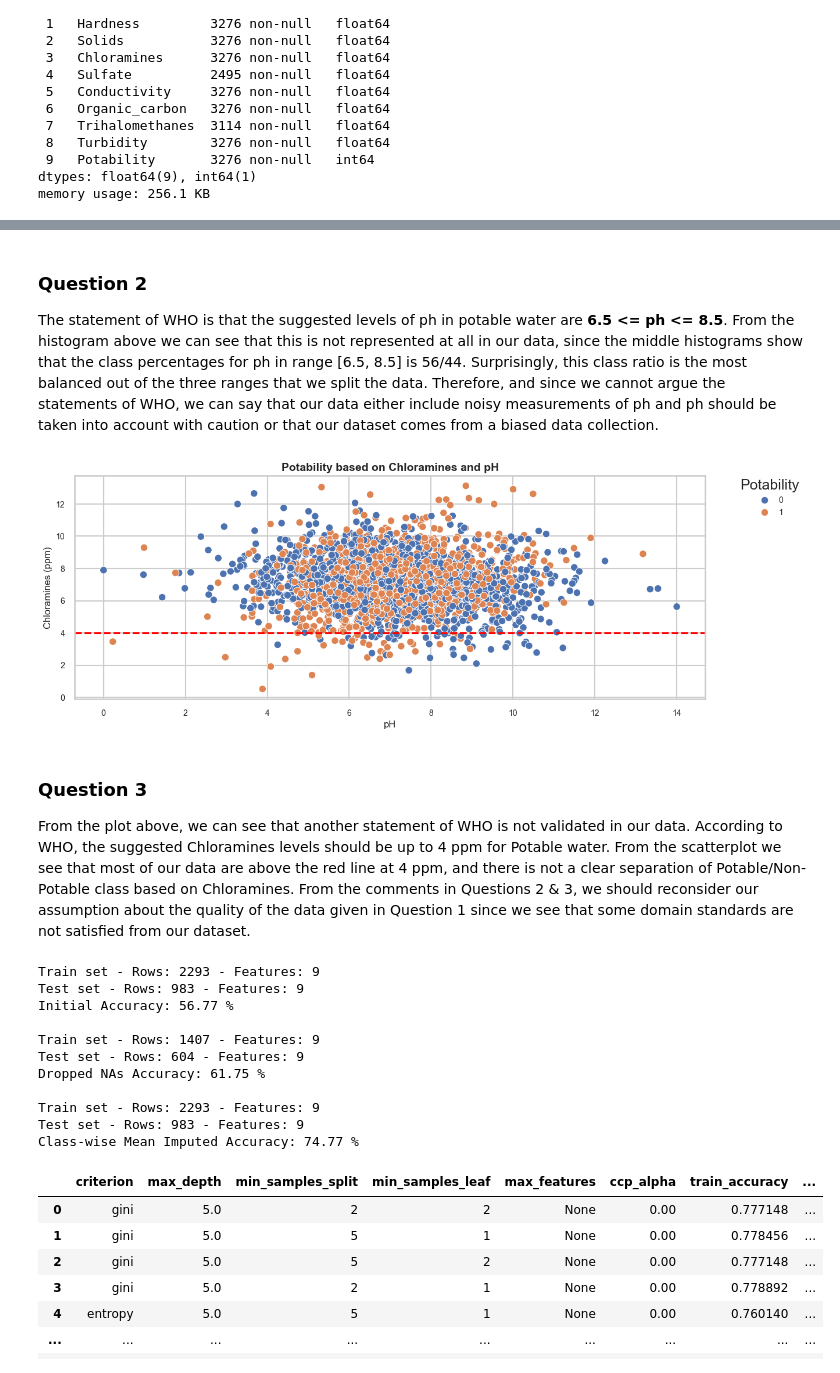
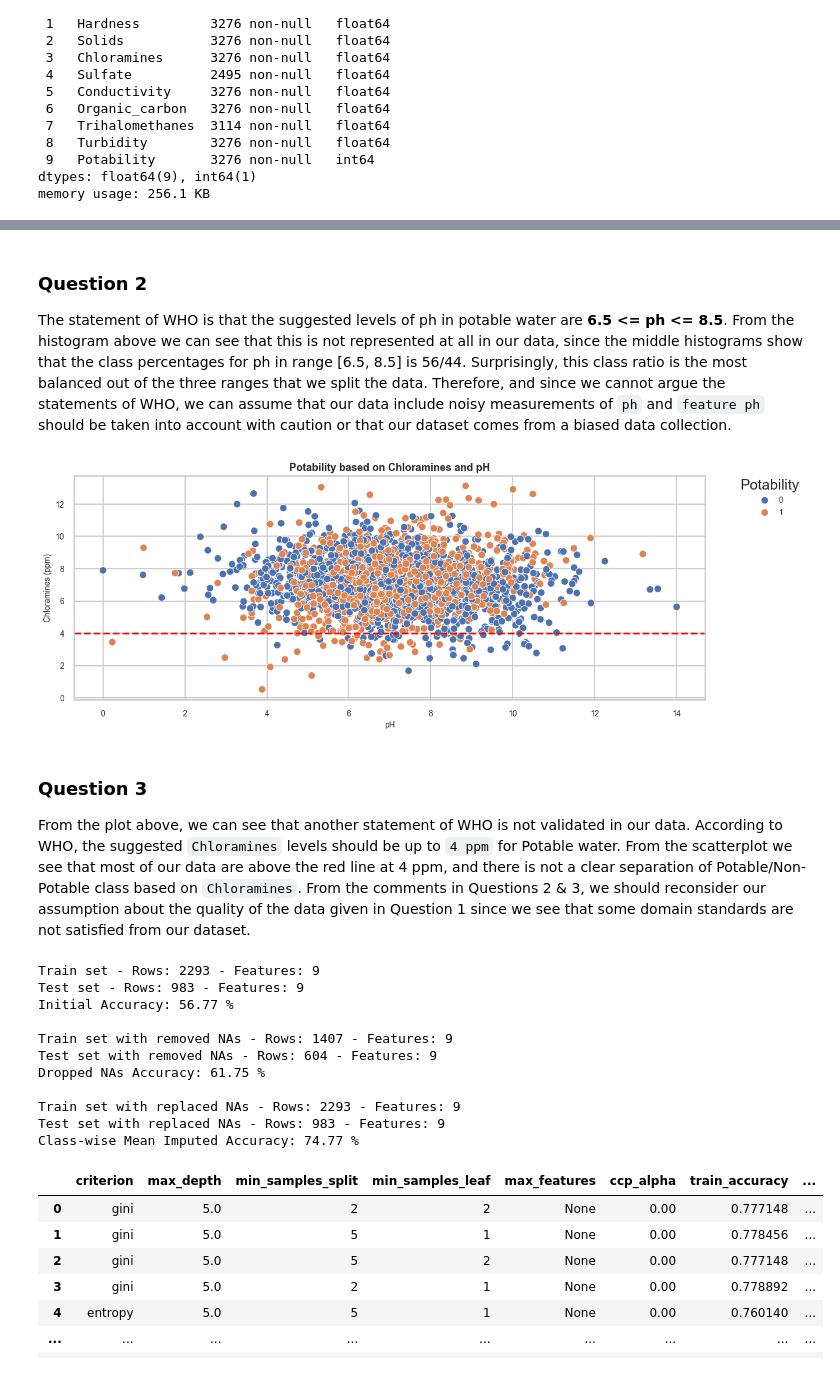
Before and after one commit to vagzikopis/DWS_ML, a Jupyter notebook: Exercise_2/water_analysis.ipynb, the cells around one changed output, grey strips where cells are left out. Saved outputs shown, nothing was run; the diff lists cells and outputs as text; code cells hidden in the pictures.

```diff
--- a/Exercise_2/water_analysis.ipynb
+++ b/Exercise_2/water_analysis.ipynb
@@ -1,5 +1,17 @@
 # %%
+import matplotlib.pyplot as plt
 import pandas as pd
+import seaborn as sns
+
+# Plot settings
+# Seaborn theme
+sns.set_theme(style="whitegrid", context="talk")
+palette = sns.color_palette("rocket")
+suptitle_fontsize = 14
+title_fontsize = 13
+axis_fontsize = 10
+label_fontsize = 10
+legend_fontsize = 10
 
 df = pd.read_csv("water_potability.csv")
 df.head()
@@ -209,37 +219,39 @@ df.drop(columns=["ph_range"], inplace=True)
 # %% [markdown]
 ### Question 2
 The statement of WHO is that the suggested levels of ph in potable water are **6.5 <= ph <= 8.5**.
-From the histogram above we can see that this is not represented at all in our data, since the middle histograms show that the class percentages for ph in range [6.5, 8.5] is 56/44. Surprisingly, this class ratio is the most balanced out of the three ranges that we split the data. Therefore, and since we cannot argue the statements of WHO, we can say that our data either include noisy measurements of ph and ph should be taken into account with caution or that our dataset comes from a biased data collection.
+From the histogram above we can see that this is not represented at all in our data, since the middle histograms show that the class percentages for ph in range [6.5, 8.5] is 56/44. Surprisingly, this class ratio is the most balanced out of the three ranges that we split the data. Therefore, and since we cannot argue the statements of WHO, we can assume that our data include noisy measurements of `ph` and `feature ph` should be taken into account with caution or that our dataset comes from a biased data collection.
 # %%
 plt.figure(figsize=(14, 5))
 sns.scatterplot(data=df, x="ph", y="Chloramines", hue="Potability")
 # Move legend outside the plot
 plt.legend(
     title="Potability",
     bbox_to_anchor=(1.05, 1),
     loc="upper left",
     borderaxespad=0,
     frameon=False,
-    fontsize=10,
+    fontsize=legend_fontsize,
 )
 plt.axhline(y=4, color="red", linestyle="--")
-plt.title("Potability based on Chloramines and pH", fontsize=14, weight="bold")
-plt.xlabel("pH", fontsize=12)
-plt.ylabel("Chloramines (ppm)", fontsize=12)
-plt.xticks(fontsize=10)
-plt.yticks(fontsize=10)
+plt.title(
+    "Potability based on Chloramines and pH", fontsize=title_fontsize, weight="bold"
+)
+plt.xlabel("pH", fontsize=label_fontsize)
+plt.ylabel("Chloramines (ppm)", fontsize=label_fontsize)
+plt.xticks(fontsize=label_fontsize)
+plt.yticks(fontsize=label_fontsize)
 plt.show()
 # %% [output]
-[figure, old version]
+[figure, new version]
 # %% [markdown]
 ### Question 3
-From the plot above, we can see that another statement of WHO is not validated in our data. According to WHO, the suggested Chloramines levels should be up to 4 ppm for Potable water. From the scatterplot we see that most of our data are above the red line at 4 ppm, and there is not a clear separation of Potable/Non-Potable class based on Chloramines. From the comments in Questions 2 & 3, we should reconsider our assumption about the quality of the data given in Question 1 since we see that some domain standards are not satisfied from our dataset.
+From the plot above, we can see that another statement of WHO is not validated in our data. According to WHO, the suggested `Chloramines` levels should be up to `4 ppm` for Potable water. From the scatterplot we see that most of our data are above the red line at 4 ppm, and there is not a clear separation of Potable/Non-Potable class based on `Chloramines`. From the comments in Questions 2 & 3, we should reconsider our assumption about the quality of the data given in Question 1 since we see that some domain standards are not satisfied from our dataset.
 # %%
 from sklearn.metrics import accuracy_score
 from sklearn.model_selection import train_test_split
 from sklearn.tree import DecisionTreeClassifier
 
-# Simple Training
+# Training
 input_df = df.drop(columns=["Potability"])
 targets_df = df["Potability"]
 seed = 0
@@ -273,8 +285,12 @@ x_train_idx, x_test_idx, y_train, y_test = train_test_split(
 )
 x_train = input_df.loc[x_train_idx].to_numpy()
 x_test = input_df.loc[x_test_idx].to_numpy()
-print(f"Train set - Rows: {x_train.shape[0]} - Features: {x_train.shape[1]}")
-print(f"Test set - Rows: {x_test.shape[0]} - Features: {x_test.shape[1]}")
+print(
+    f"Train set with removed NAs - Rows: {x_train.shape[0]} - Features: {x_train.shape[1]}"
+)
+print(
+    f"Test set with removed NAs - Rows: {x_test.shape[0]} - Features: {x_test.shape[1]}"
+)
 # Train model
 model = DecisionTreeClassifier(random_state=seed)
 model.fit(x_train, y_train)
@@ -303,8 +319,12 @@ x_train_idx, x_test_idx, y_train, y_test = train_test_split(
 x_train = input_df.loc[x_train_idx].to_numpy()
 x_test = input_df.loc[x_test_idx].to_numpy()
 
-print(f"Train set - Rows: {x_train.shape[0]} - Features: {x_train.shape[1]}")
-print(f"Test set - Rows: {x_test.shape[0]} - Features: {x_test.shape[1]}")
+print(
+    f"Train set with replaced NAs - Rows: {x_train.shape[0]} - Features: {x_train.shape[1]}"
+)
+print(
+    f"Test set with replaced NAs - Rows: {x_test.shape[0]} - Features: {x_test.shape[1]}"
+)
 
 # Train model
 model = DecisionTreeClassifier(random_state=seed)
@@ -317,12 +337,12 @@ Train set - Rows: 2293 - Features: 9
 Test set - Rows: 983 - Features: 9
 Initial Accuracy: 56.77 %
 
-Train set - Rows: 1407 - Features: 9
-Test set - Rows: 604 - Features: 9
+Train set with removed NAs - Rows: 1407 - Features: 9
+Test set with removed NAs - Rows: 604 - Features: 9
 Dropped NAs Accuracy: 61.75 %
 
-Train set - Rows: 2293 - Features: 9
-Test set - Rows: 983 - Features: 9
+Train set with replaced NAs - Rows: 2293 - Features: 9
+Test set with replaced NAs - Rows: 983 - Features: 9
 Class-wise Mean Imputed Accuracy: 74.77 %
 # %%
 from itertools import product
```
Also changed, not shown: parts of 7 cells of this notebook.
